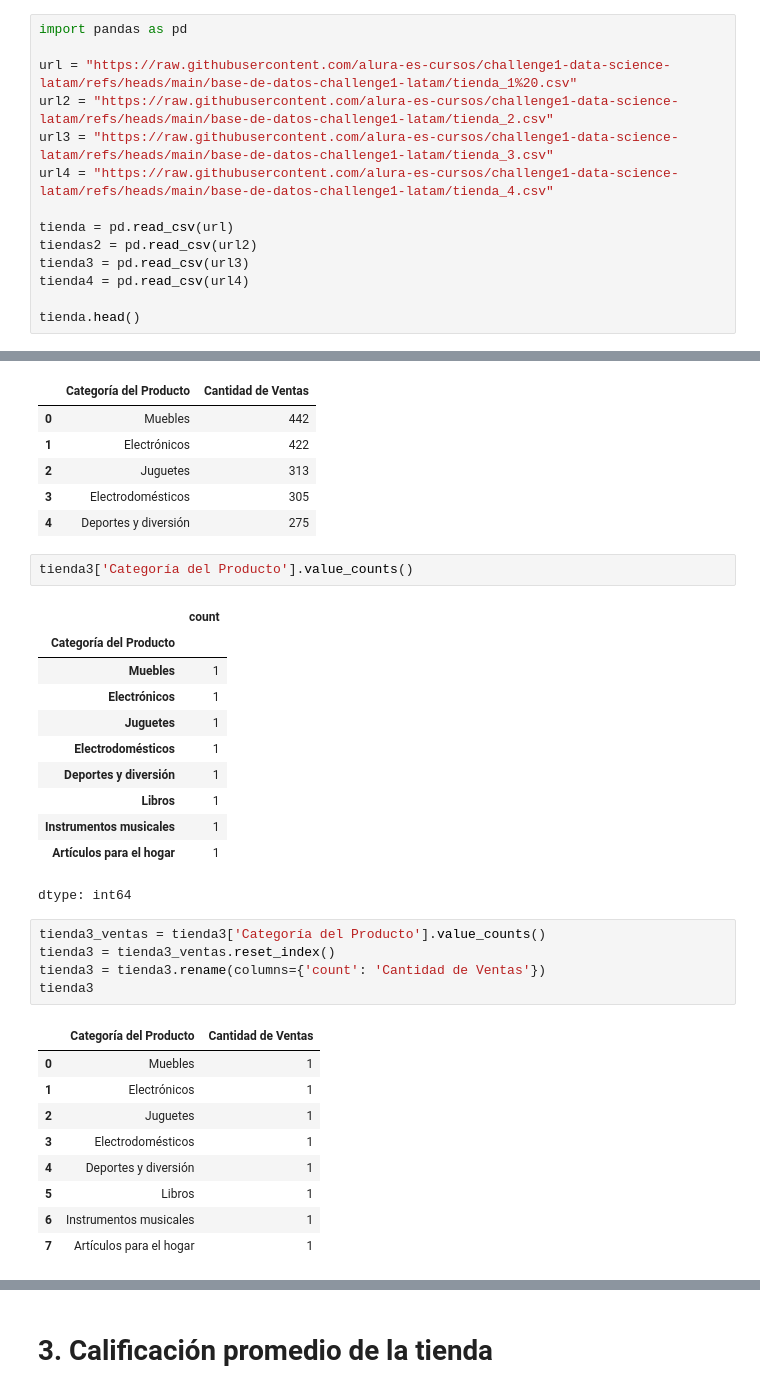
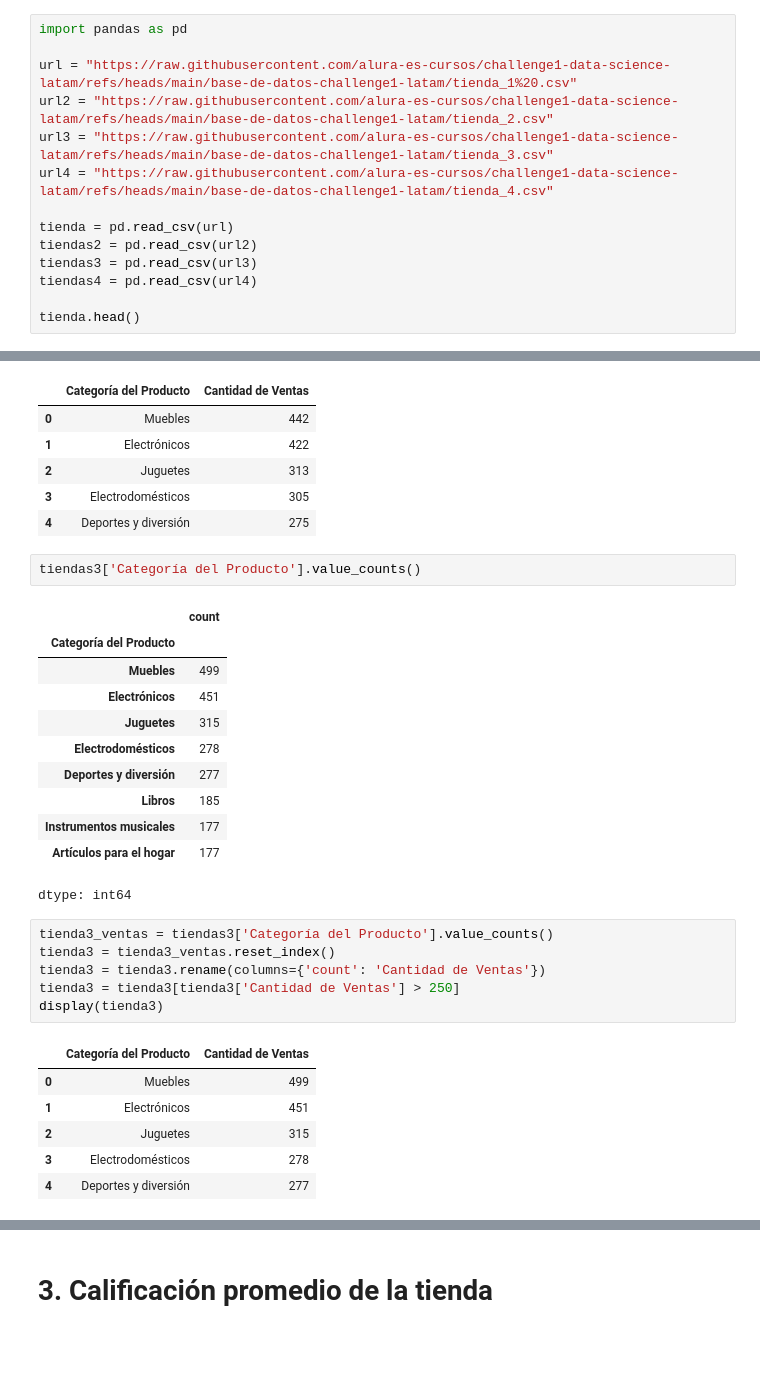
Before and after one commit to brunod02/Challenge-Data-Science, a Jupyter notebook: AluraStoreLatam.ipynb, the cells around one changed output, grey strips where cells are left out. Cells and saved outputs as stored; diff of their text form; blank space fills up the shorter version.

Commit message:
Finalizado el cálculo de ventas por categorías más populares.

```diff
--- a/AluraStoreLatam.ipynb
+++ b/AluraStoreLatam.ipynb
@@ -12,8 +12,8 @@ url4 = "https://raw.githubusercontent.com/alura-es-cursos/challenge1-data-scienc
 
 tienda = pd.read_csv(url)
 tiendas2 = pd.read_csv(url2)
-tienda3 = pd.read_csv(url3)
-tienda4 = pd.read_csv(url4)
+tiendas3 = pd.read_csv(url3)
+tiendas4 = pd.read_csv(url4)
 
 tienda.head()
 # %% [output]
@@ -124,31 +124,29 @@ df_ventas_categorias2
 | 3 | Electrodomésticos | 305 |
 | 4 | Deportes y diversión | 275 |
 # %%
-tienda3['Categoría del Producto'].value_counts()
+tiendas3['Categoría del Producto'].value_counts()
 # %% [output]
 |  | count |
 | Categoría del Producto |  |
-| Muebles | 1 |
-| Electrónicos | 1 |
-| Juguetes | 1 |
-| Electrodomésticos | 1 |
-| Deportes y diversión | 1 |
-| Libros | 1 |
-| Instrumentos musicales | 1 |
-| Artículos para el hogar | 1 |
+| Muebles | 499 |
+| Electrónicos | 451 |
+| Juguetes | 315 |
+| Electrodomésticos | 278 |
+| Deportes y diversión | 277 |
+| Libros | 185 |
+| Instrumentos musicales | 177 |
+| Artículos para el hogar | 177 |
 dtype: int64
 # %%
-tienda3_ventas = tienda3['Categoría del Producto'].value_counts()
+tienda3_ventas = tiendas3['Categoría del Producto'].value_counts()
 tienda3 = tienda3_ventas.reset_index()
 tienda3 = tienda3.rename(columns={'count': 'Cantidad de Ventas'})
-tienda3
+tienda3 = tienda3[tienda3['Cantidad de Ventas'] > 250]
+display(tienda3)
 # %% [output]
 |  | Categoría del Producto | Cantidad de Ventas |
-| 0 | Muebles | 1 |
-| 1 | Electrónicos | 1 |
-| 2 | Juguetes | 1 |
-| 3 | Electrodomésticos | 1 |
-| 4 | Deportes y diversión | 1 |
-| 5 | Libros | 1 |
-| 6 | Instrumentos musicales | 1 |
-| 7 | Artículos para el hogar | 1 |
+| 0 | Muebles | 499 |
+| 1 | Electrónicos | 451 |
+| 2 | Juguetes | 315 |
+| 3 | Electrodomésticos | 278 |
+| 4 | Deportes y diversión | 277 |
```
Also changed, not shown: parts of 4 cells of this notebook.
